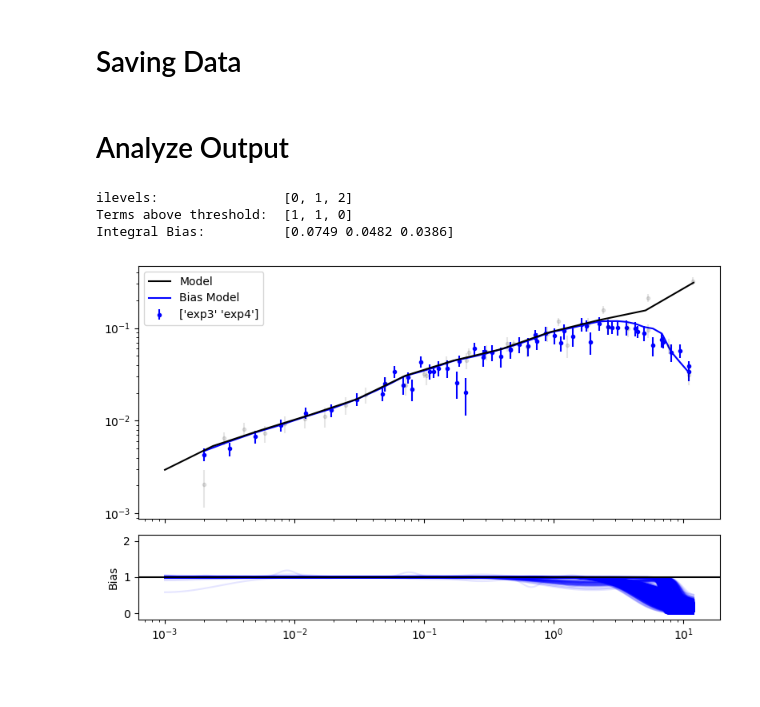
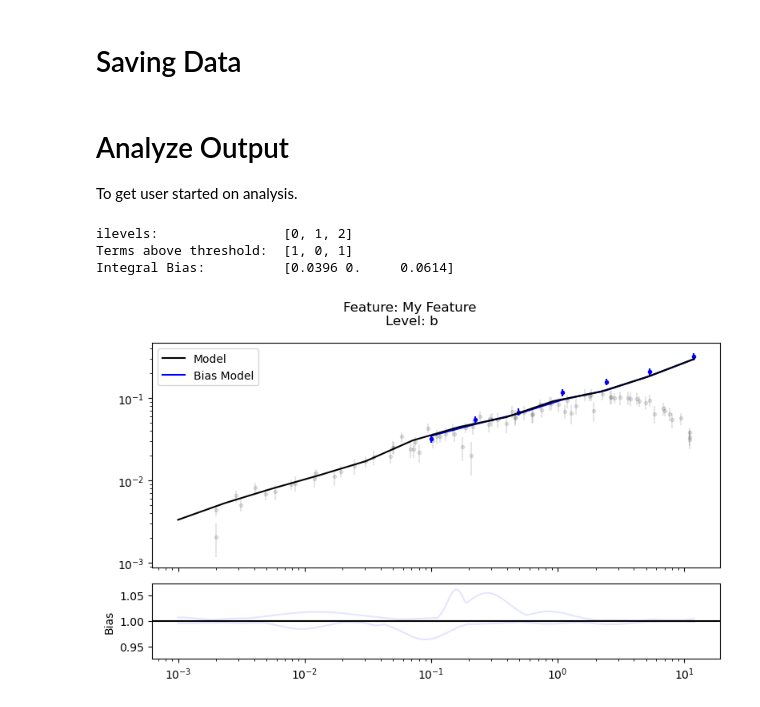
Before and after one commit to lanl/sparse_bias, a Jupyter notebook: example.ipynb, the cells around one changed output. Drawn from its saved outputs; the diff is of its cells as text; code cells hidden in the pictures; blank space fills up the shorter version.

```diff
--- a/example.ipynb
+++ b/example.ipynb
@@ -98,7 +101,7 @@ data1 = {'X'        : x_obs1,
        'rel_unc'    : y_obs1_unc/y_obs1,
        'expt_label' : 'exp1',
        'bias_label' : 'a',
-       'scale_flag' : 0,
+       'scale_flag' : False,
        'corr'       : np.eye(len(x_obs1)) }
 
 data2 = {'X'        : x_obs2,
@@ -106,15 +109,15 @@ data2 = {'X'        : x_obs2,
        'rel_unc'    : y_obs2_unc/y_obs2,
        'expt_label' : 'exp2',
        'bias_label' : 'b',
-       'scale_flag' : 0,
+       'scale_flag' : False,
        'corr'       : np.eye(len(x_obs2)) }
 
 data3 = {'X'        : x_obs3,
        'expt_value' : y_obs3,
        'rel_unc'    : y_obs3_unc/y_obs3,
        'expt_label' : 'exp3',
-       'bias_label' : ['a', 'c'],
-       'scale_flag' : 0,
+       'bias_label' : ['a', 'c'],         # bias label can be a list indicating that this experiment contributes to more than one bias group
+       'scale_flag' : False,
        'corr'       : np.eye(len(x_obs3)) }
 
 data4 = {'X'        : x_obs4,
@@ -122,7 +125,7 @@ data4 = {'X'        : x_obs4,
        'rel_unc'    : y_obs4_unc/y_obs4,
        'expt_label' : 'exp4',
        'bias_label' : 'c',
-       'scale_flag' : 1,
+       'scale_flag' : True,
        'corr'       : np.eye(len(x_obs4)) }
 # %%
 from processing import compile_data_dicts
@@ -191,21 +203,13 @@ plt.xscale('log')
 # %%
-
-############
-#
-# Convert to a dict in the format for stan
-#
-stan_data    = convert_to_stan_data(data_dict, basis_obj, tau_scale=1.e-5)
-# with open("/Users/nwalton/Software/sparse_bias/stan_files/inp.json", "w") as f:
-#     json.dump(stan_data, f)#json.dump(stan_data, "/Users/nwalton/Software/sparse_bias/stan_files/inp.json")
-# print(stan_data)
-
 ############
 #
 # Build Sparse Bias Model
 #
-sbmod = BiasModel(stan_data, basis_obj, model_name = "interpolation_horseshoe")
+sbmod = BiasModel(basis_obj,
+                  model_name = "interpolation_horseshoe",
+                  tau_scale=1.e-6)
 
 # fit
 nsamples = 2500
-sbmod.fit(n_warmup=2000, n_sample=nsamples, show_console=False) #output_dir=
+sbmod.fit(n_warmup=2000, n_sample=nsamples, show_console=False)
 # %% [output]
@@ -268,6 +284,8 @@ sbmod.output.summary() #kwargs- percentiles=(5,50,95)
 # testoutput = cmdstanpy.from_csv("stanout")
 # %% [markdown]
 # Analyze Output
+
+To get user started on analysis.
 # %%
 from utils import analysis
 import importlib
@@ -279,20 +297,20 @@ myanalysis.compile_plotable_attributes(plot_x)
 
 print(f"ilevels: \t\t{[each for each in range(myanalysis.n_levels)]}")
 
-count = myanalysis.count_terms_beyond_threshold_per_level(quantile = 0.7, threshold = 1e-3)
+count = myanalysis.count_terms_beyond_threshold_per_level(quantile = 0.7, threshold = 1e-3) # Pq or quantile level (quantile is the actual value)
 print(f"Terms above threshold: \t{count}")
 
 integrals = myanalysis.bias_L2norm_per_level()
 print(f"Integral Bias: \t\t{np.round(integrals,4)}")
 # %% [output]
 ilevels:                [0, 1, 2]
-Terms above threshold:  [1, 1, 0]
-Integral Bias:          [0.0749 0.0482 0.0386]
+Terms above threshold:  [1, 0, 1]
+Integral Bias:          [0.0396 0.     0.0614]
 # %%
-fig = myanalysis.get_ilevel_figure(0)
+fig = myanalysis.get_ilevel_figure(1, feature='My Feature', label_data=False, Nqs=4, )
 fig.tight_layout()
 # %% [output]
-[figure, old version]
+[figure, new version]
 # %%
 ### The myanalysis class does the following under the hood
 # %%
```
Also changed, not shown: parts of 10 cells of this notebook, 1 other file.
